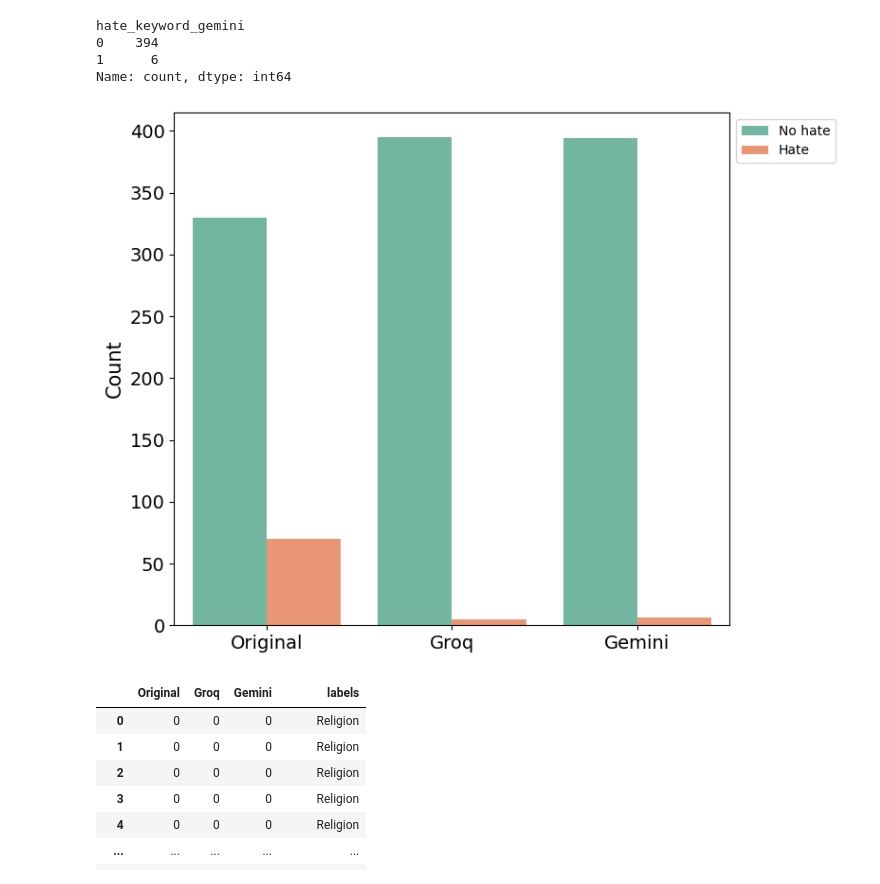
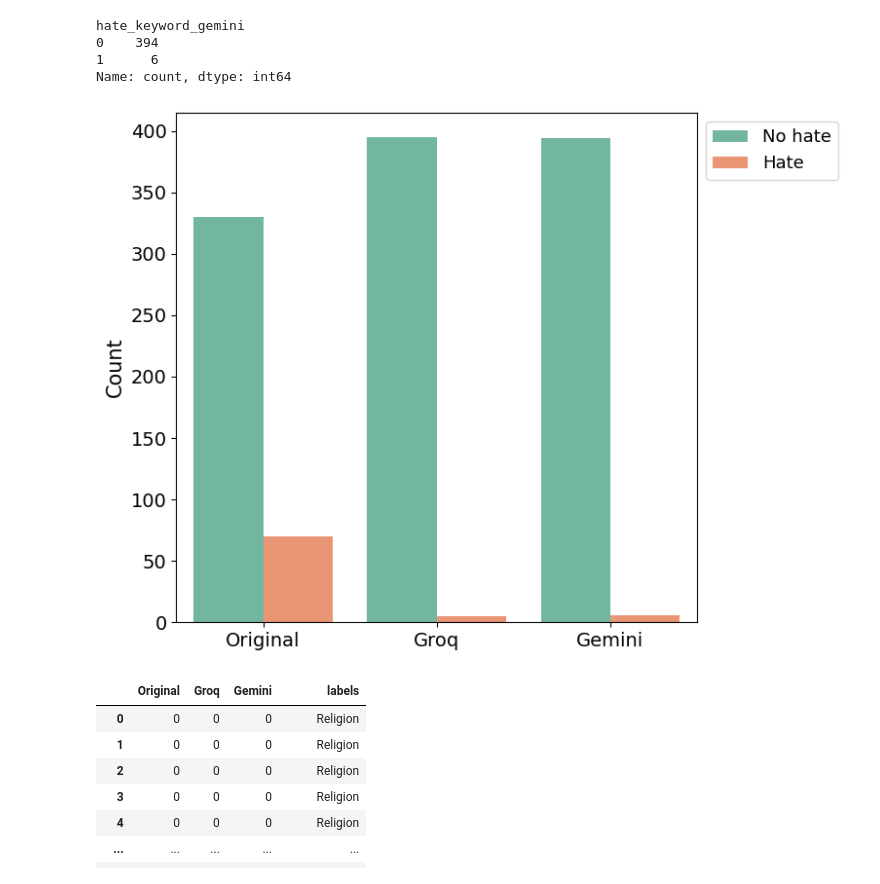
Before and after one commit to pinglainstitute/LLM-reviewtransformation, a Jupyter notebook: Notebooks/Twitter/twitter_transform.ipynb, the cells around one changed output. Saved outputs shown, nothing was run; the diff lists cells and outputs as text; code cells hidden in the pictures.

```diff
--- a/Notebooks/Twitter/twitter_transform.ipynb
+++ b/Notebooks/Twitter/twitter_transform.ipynb
@@ -508,22 +509,22 @@ keyword_long = keyword_df.melt(var_name="category", value_name="label")
 # %%
 sns.set_palette("Set2")
 plt.figure(figsize=(8, 6))
 
 ax = sns.countplot(data=keyword_long, x="category", hue="label", dodge=True)
 
 plt.xlabel("", fontsize=12)
 plt.ylabel("Count", fontsize=15)
 
 ax.tick_params(axis='x', labelsize=14)
 ax.tick_params(axis='y', labelsize=14)
 
 handles, labels = ax.get_legend_handles_labels()
-plt.legend(handles, ['No hate', 'Hate'], loc='upper left', bbox_to_anchor=(1, 1), frameon=True)
+plt.legend(handles, ['No hate', 'Hate'], loc='upper left', bbox_to_anchor=(1, 1), frameon=True, fontsize=13)
 
 plt.tight_layout()
 plt.show()
 # %% [output]
-[figure, old version]
+[figure, new version]
 # %%
 keyword_df['labels'] = df['labels']
 # %%
```
Also changed, not shown: parts of 2 cells of this notebook, 2 other files.
